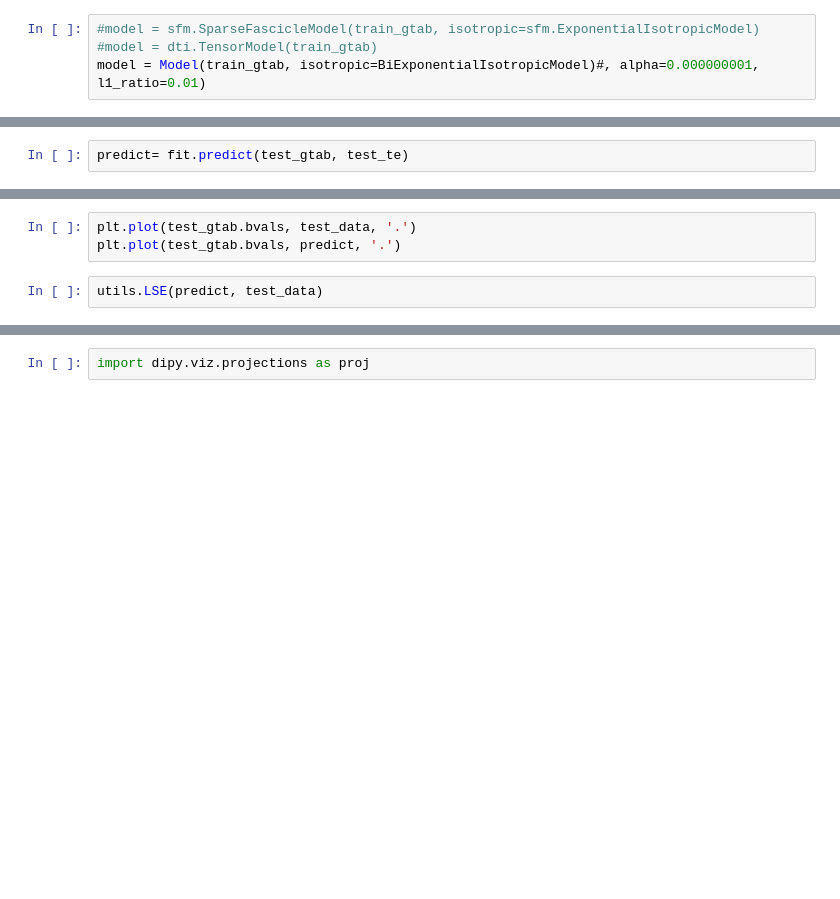
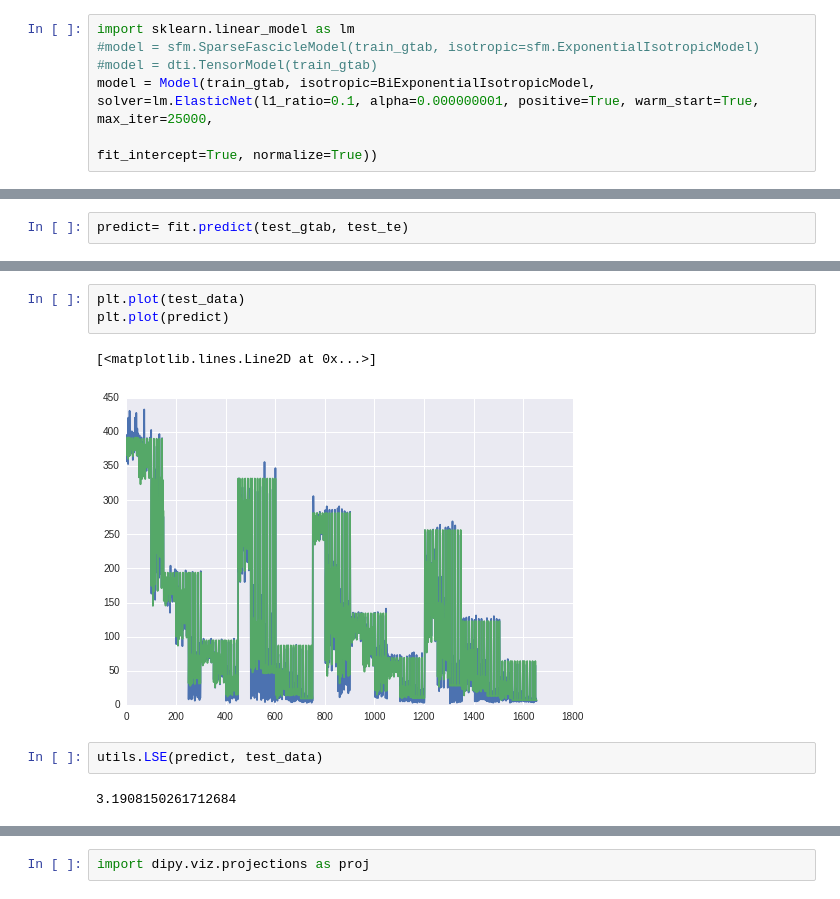
Before and after one commit to arokem/ISBI2015, a Jupyter notebook: ModelingTE-integrated.ipynb, the cells around one changed output, grey strips where cells are left out. Cells and saved outputs as stored; diff of their text form; blank space fills up the shorter version.

```diff
--- a/ModelingTE-integrated.ipynb
+++ b/ModelingTE-integrated.ipynb
@@ -45,8 +45,10 @@ test_gtab = grad.gradient_table(test_bvals, test_bvecs, big_delta=test_Delta, sm
 # %%
 train_s0 = train_data[train_gtab.b0s_mask]
 # %%
+import sklearn.linear_model as lm
 #model = sfm.SparseFascicleModel(train_gtab, isotropic=sfm.ExponentialIsotropicModel)
 #model = dti.TensorModel(train_gtab)
-model = Model(train_gtab, isotropic=BiExponentialIsotropicModel)#, alpha=0.000000001, l1_ratio=0.01)
+model = Model(train_gtab, isotropic=BiExponentialIsotropicModel, solver=lm.ElasticNet(l1_ratio=0.1, alpha=0.000000001, positive=True, warm_start=True, max_iter=25000,
+                                                                                      fit_intercept=True, normalize=True))
 # %%
 fit = model.fit(train_data, TE=train_te)
@@ -73,7 +104,12 @@ plt.plot(test_gtab.bvals, predict, '.')
 # %%
-plt.plot(test_gtab.bvals, test_data, '.')
-plt.plot(test_gtab.bvals, predict, '.')
+plt.plot(test_data)
+plt.plot(predict)
+# %% [output]
+[<matplotlib.lines.Line2D at 0x...>]
+[figure, added]
 # %%
 utils.LSE(predict, test_data)
+# %% [output]
+3.1908150261712684
 # %%
 np.unique(test_Delta).shape
```
Also changed, not shown: parts of 13 cells of this notebook, 4 other files.
